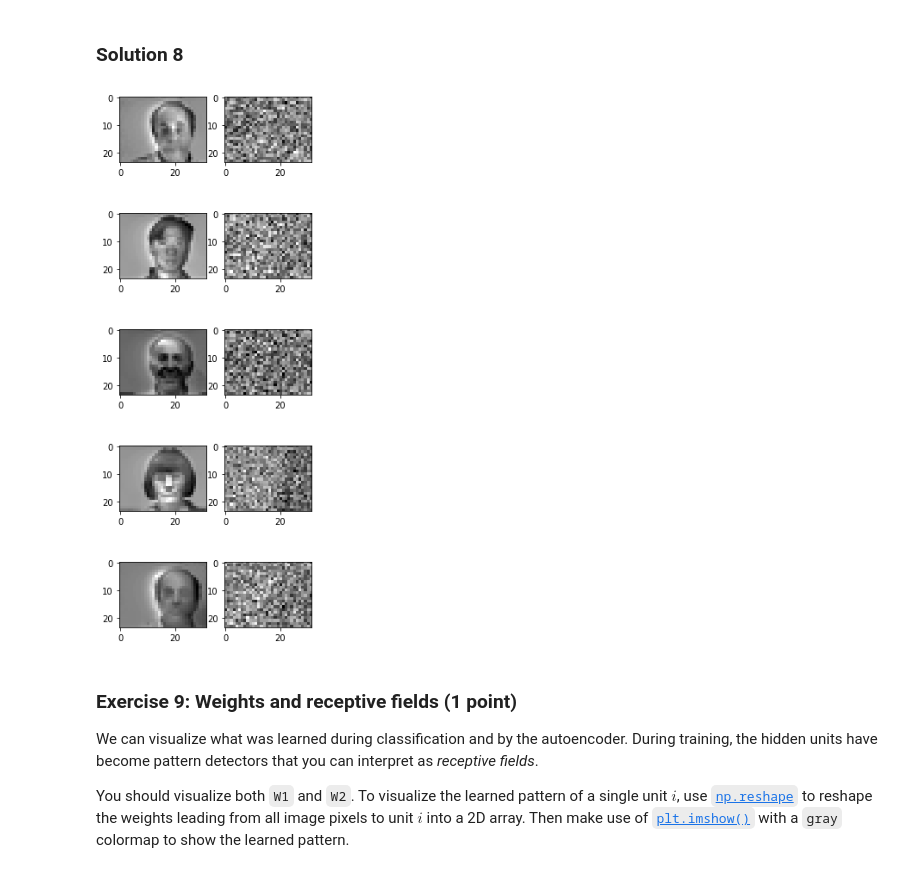
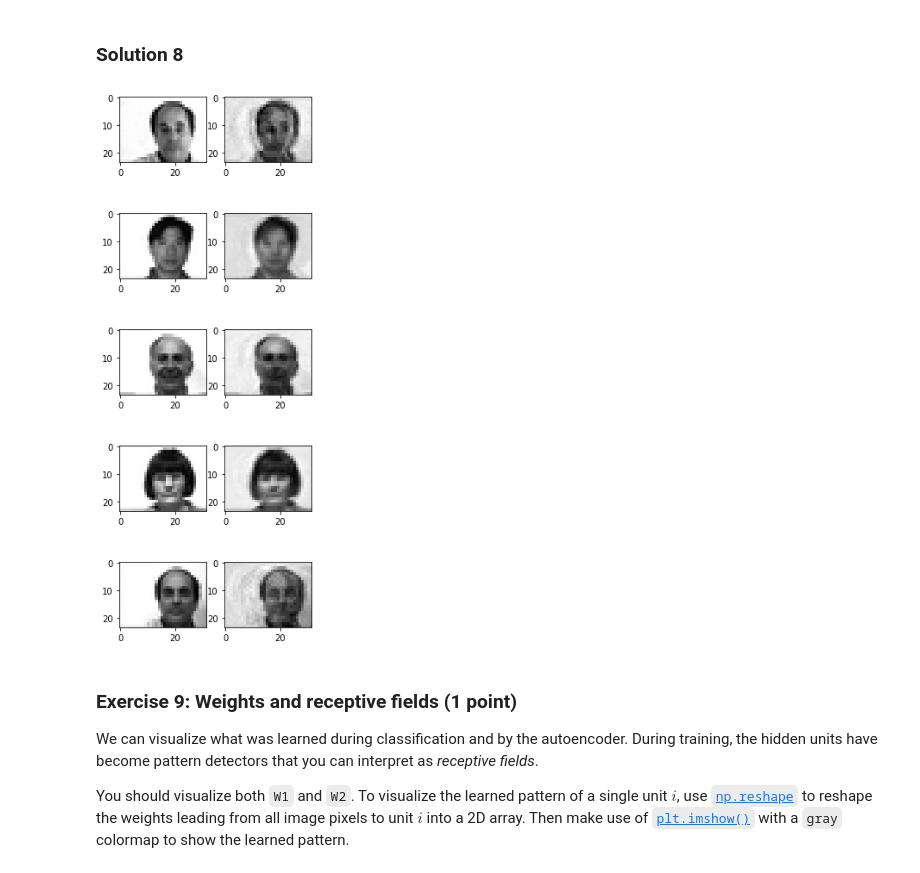
Before and after one commit to AjinkyaIndulkar/neural-networks-1920, a Jupyter notebook: P3 - Multilayer Perceptron and Autoencoders/Chapter_05_autoencoder.ipynb, the cells around one changed output. Saved outputs shown, nothing was run; the diff lists cells and outputs as text; code cells hidden in the pictures.

```diff
--- a/P3 - Multilayer Perceptron and Autoencoders/Chapter_05_autoencoder.ipynb
+++ b/P3 - Multilayer Perceptron and Autoencoders/Chapter_05_autoencoder.ipynb
@@ -134,8 +134,7 @@ def mean_squared_error(Y, X):
     OUTPUTS
         L = [flt] the MSE
     """
-    #print(len(X[0]))
-    L = 1/(2*len(X[0])) * np.sum(np.sum((X-Y)**2))
+    L = 1/(2*X.shape[1]) * np.sum(np.square((X-Y)))
     return L
 # %%
 def relu(A):
@@ -199,20 +191,10 @@ def backward(X, A1, H, Y, W2):
         dW1 = [Q P] gradient matrix for the weights of layer 1 of P inputs to Q outputs
         dW2 = [P Q] gradient matrix for the weights of layer 2 of Q inputs to P outputs
     """
-    ## Code here ##
-    #print("backward")
-    #print("X", X.shape)
-    #print("A1", A1.shape)
-    #print("H", H.shape)
-    #print("Y", Y.shape)
-    #print("W2", W2.shape)
 
-    dW1 = np.dot(H, (Y-X).T)
-    dW2 = np.dot((Y-X), np.dot(X.T, W2))
-    dW2 = np.maximum(0,dW2)
+    dW2 = np.dot((Y-X), H.T)
+    dW1 = np.dot(W2.T, np.dot((Y-X), X.T))
 
-    #print(dW1.shape)
-    #print(dW2.shape)
     return dW1, dW2
 # %%
 def train_network(X_train, X_val, n_hidden=30, n_epochs=2000, eta=10**-5):
@@ -341,7 +312,7 @@ Now that we have done all the work, we can finally run the autoencoder to learn
 # %% [markdown]
 ### Solution 7
 # %%
-epochs = 10
+epochs = 2000
 
 # Train the network
 W1, W2, train_loss, val_loss = train_network(X_train, X_val, n_hidden=30, n_epochs=epochs, eta=10**-5)
@@ -387,38 +358,40 @@ You need to revert the scaling operation by multiplying by `sigma` and adding th
 # %%
 # Open a 5-by-2 figure with plt.subplots
 ## Code here ##
 fig, ax = plt.subplots(5, 2, figsize=(4, 12))
 ax = ax.flatten()
 
 #for i_example in range(len(ax)/2):
  #   ax[i_example].imshow(X[:, i_example*10].reshape((sz)), cmap="gray")
   #  ax[i_example].set_xticks([], [])
    # ax[i_example].set_yticks([], [])
 
+#forward pass
+A1, H, Y = forward(X, W1, W2)
+X *= np.expand_dims(sigma, 1)
+X += np.expand_dims(mu, 1)
+Y *= np.expand_dims(sigma, 1)
+Y += np.expand_dims(mu, 1)
+
 
 # Loop over 5
 ## Write code here ##
 for i_example in range(5):
 
     # Take a new example from X (the autoencoder input)
     ## Code here ##
-    im = X[i_example]
+    im = X[:, i_example*10]
 
     # Forward pass of X through the network, obtain the reconstruction y
-    ## Code here ##
-    A1, H, Y = forward(X, W1, W2)
+    imY = Y[:, i_example*10]
 
     # Plot the original X
-    ## Code here ##
-    ax[i_example*2].imshow(X[:, i_example*10].reshape((sz)), cmap="gray")
+    ax[i_example*2].imshow(im.reshape((sz)), cmap="gray")
 
     # Plot the reconstructed X (output Y)
-    ## Code here ##
-    ax[i_example*2+1].imshow(Y[:, i_example*10].reshape((sz)), cmap="gray")
-
-#TODO: fix undo normalisation!
+    ax[i_example*2+1].imshow(imY.reshape((sz)), cmap="gray")
 # %% [output]
-[figure, old version]
+[figure, new version]
 # %% [markdown]
 ### Exercise 9: Weights and receptive fields (1 point)
 We can visualize what was learned during classification and by the autoencoder. During training, the hidden units have become pattern detectors that you can interpret as *receptive fields*.
```
Also changed, not shown: parts of 8 cells of this notebook.
